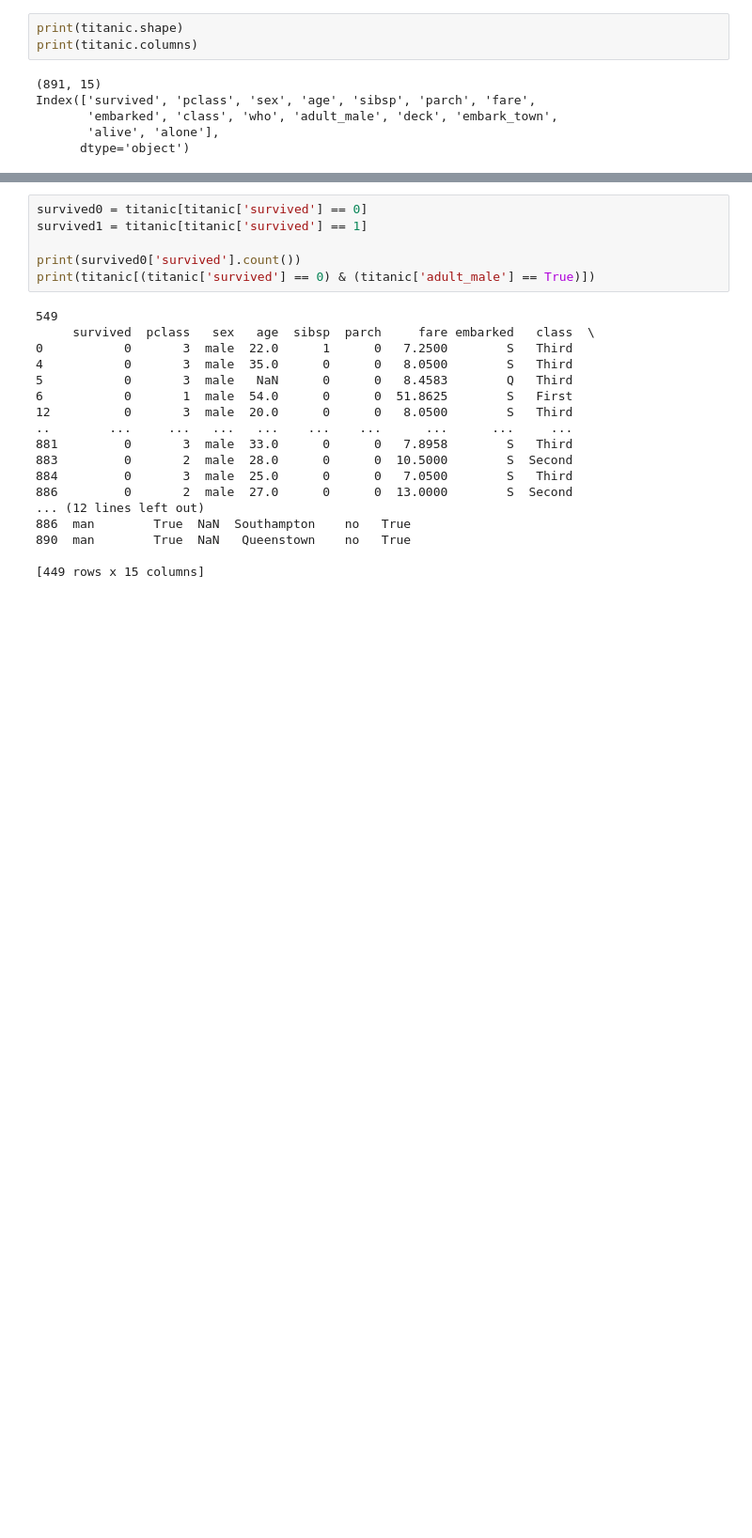
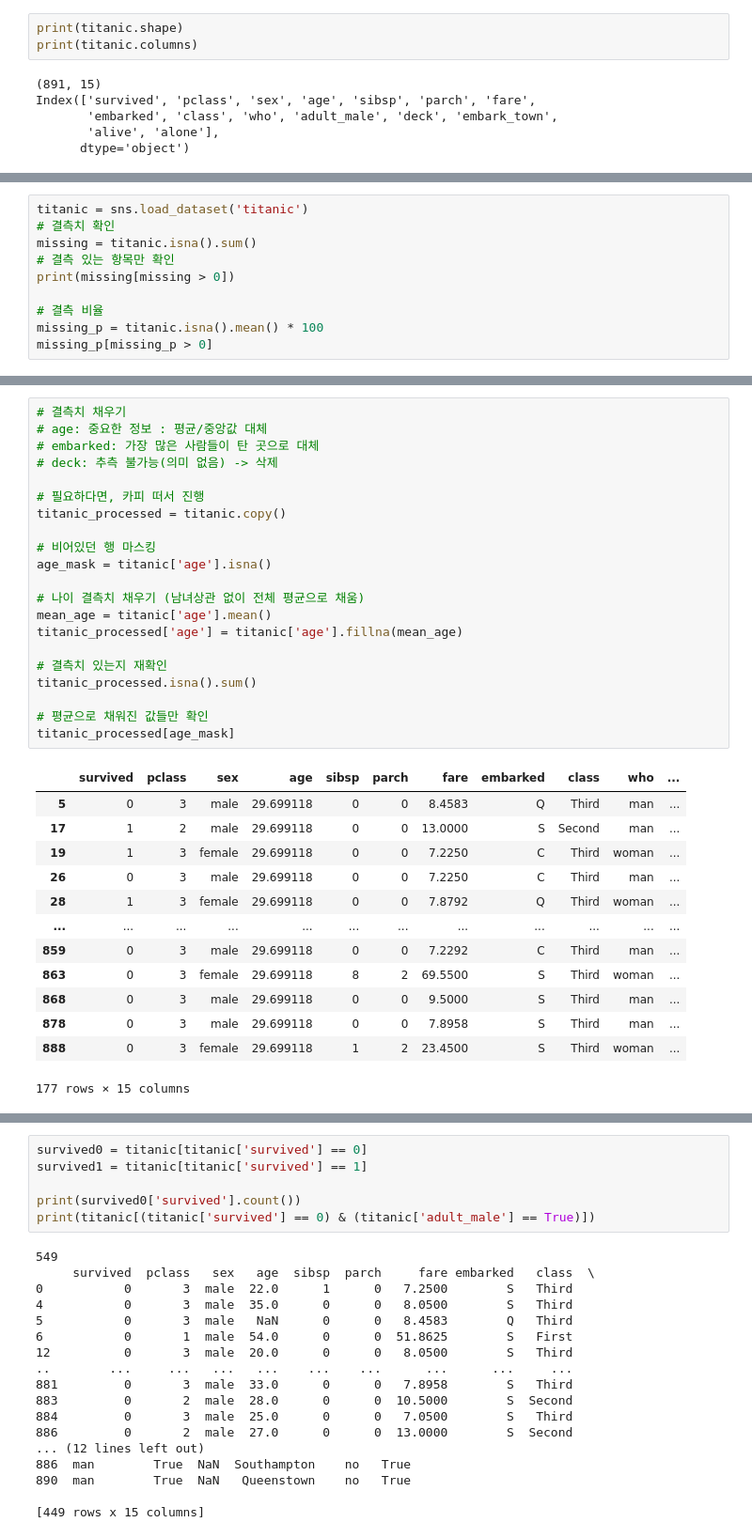
Before and after one commit to ming2tofu33/TIL, a Jupyter notebook: DataAnalysis/titanic.ipynb, the cells around one changed output, grey strips where cells are left out. Shown at 94% size. Cells and saved outputs as stored; diff of their text form; blank space fills up the shorter version.

Commit message:
titanic

```diff
--- a/DataAnalysis/titanic.ipynb
+++ b/DataAnalysis/titanic.ipynb
@@ -51,0 +153,10 @@ Index(['survived', 'pclass', 'sex', 'age', 'sibsp', 'parch', 'fare',
+# %%
+titanic = sns.load_dataset('titanic')
+# 결측치 확인
+missing = titanic.isna().sum()
+# 결측 있는 항목만 확인
+print(missing[missing > 0])
+
+# 결측 비율
+missing_p = titanic.isna().mean() * 100
+missing_p[missing_p > 0]
@@ -51,0 +174,35 @@ Index(['survived', 'pclass', 'sex', 'age', 'sibsp', 'parch', 'fare',
+# %%
+# 결측치 채우기
+# age: 중요한 정보 : 평균/중앙값 대체
+# embarked: 가장 많은 사람들이 탄 곳으로 대체
+# deck: 추측 불가능(의미 없음) -> 삭제
+
+# 필요하다면, 카피 떠서 진행
+titanic_processed = titanic.copy()
+
+# 비어있던 행 마스킹
+age_mask = titanic['age'].isna()
+
+# 나이 결측치 채우기 (남녀상관 없이 전체 평균으로 채움)
+mean_age = titanic['age'].mean()
+titanic_processed['age'] = titanic['age'].fillna(mean_age)
+
+# 결측치 있는지 재확인
+titanic_processed.isna().sum()
+
+# 평균으로 채워진 값들만 확인
+titanic_processed[age_mask]
+# %% [output]
+|  | survived | pclass | sex | age | sibsp | parch | fare | embarked | class | who | ... |
+| 5 | 0 | 3 | male | 29.699118 | 0 | 0 | 8.4583 | Q | Third | man | ... |
+| 17 | 1 | 2 | male | 29.699118 | 0 | 0 | 13.0000 | S | Second | man | ... |
+| 19 | 1 | 3 | female | 29.699118 | 0 | 0 | 7.2250 | C | Third | woman | ... |
+| 26 | 0 | 3 | male | 29.699118 | 0 | 0 | 7.2250 | C | Third | man | ... |
+| 28 | 1 | 3 | female | 29.699118 | 0 | 0 | 7.8792 | Q | Third | woman | ... |
+| ... | ... | ... | ... | ... | ... | ... | ... | ... | ... | ... | ... |
+| 859 | 0 | 3 | male | 29.699118 | 0 | 0 | 7.2292 | C | Third | man | ... |
+| 863 | 0 | 3 | female | 29.699118 | 8 | 2 | 69.5500 | S | Third | woman | ... |
+| 868 | 0 | 3 | male | 29.699118 | 0 | 0 | 9.5000 | S | Third | man | ... |
+| 878 | 0 | 3 | male | 29.699118 | 0 | 0 | 7.8958 | S | Third | man | ... |
+| 888 | 0 | 3 | female | 29.699118 | 1 | 2 | 23.4500 | S | Third | woman | ... |
+177 rows × 15 columns
```
Also changed, not shown: parts of 9 cells of this notebook.
